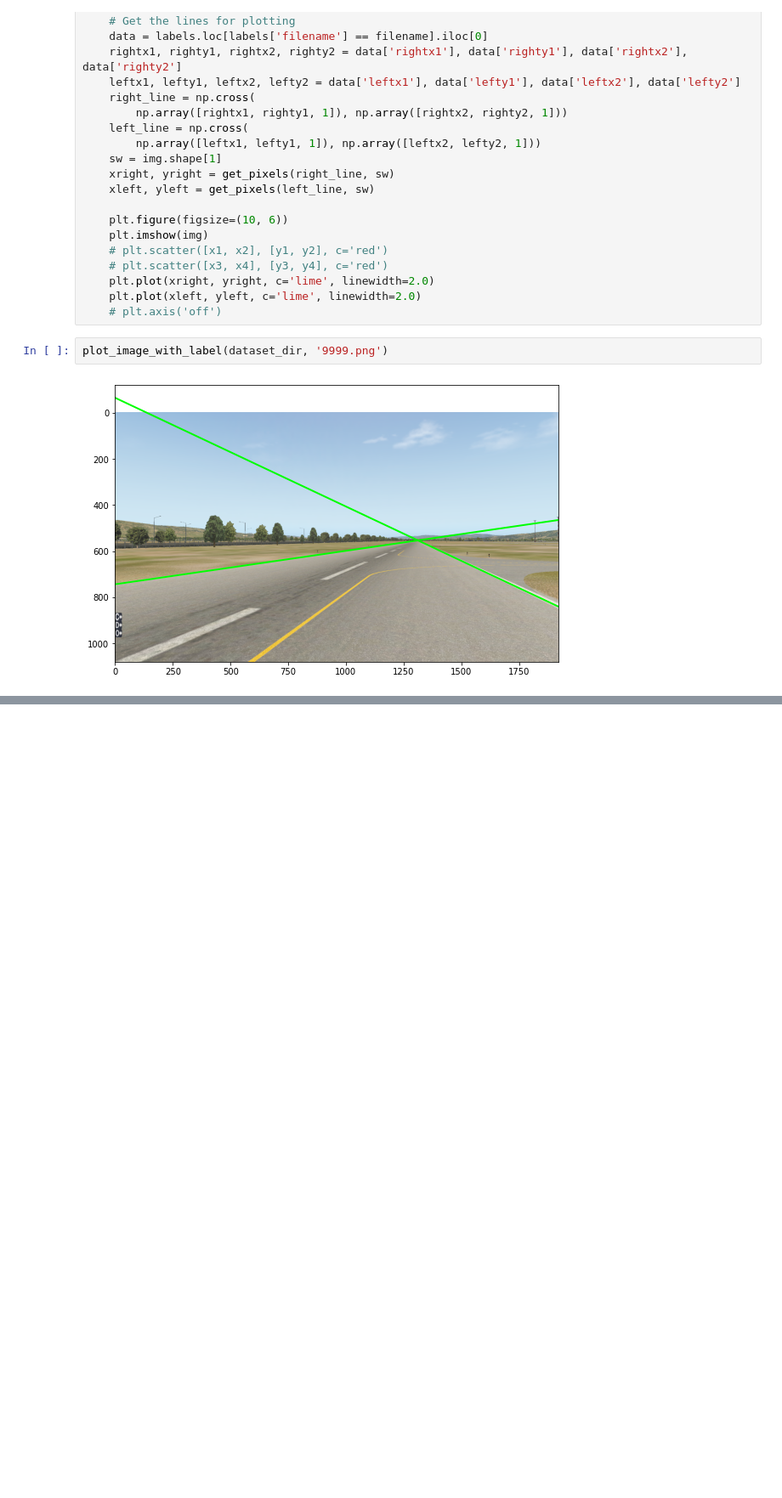
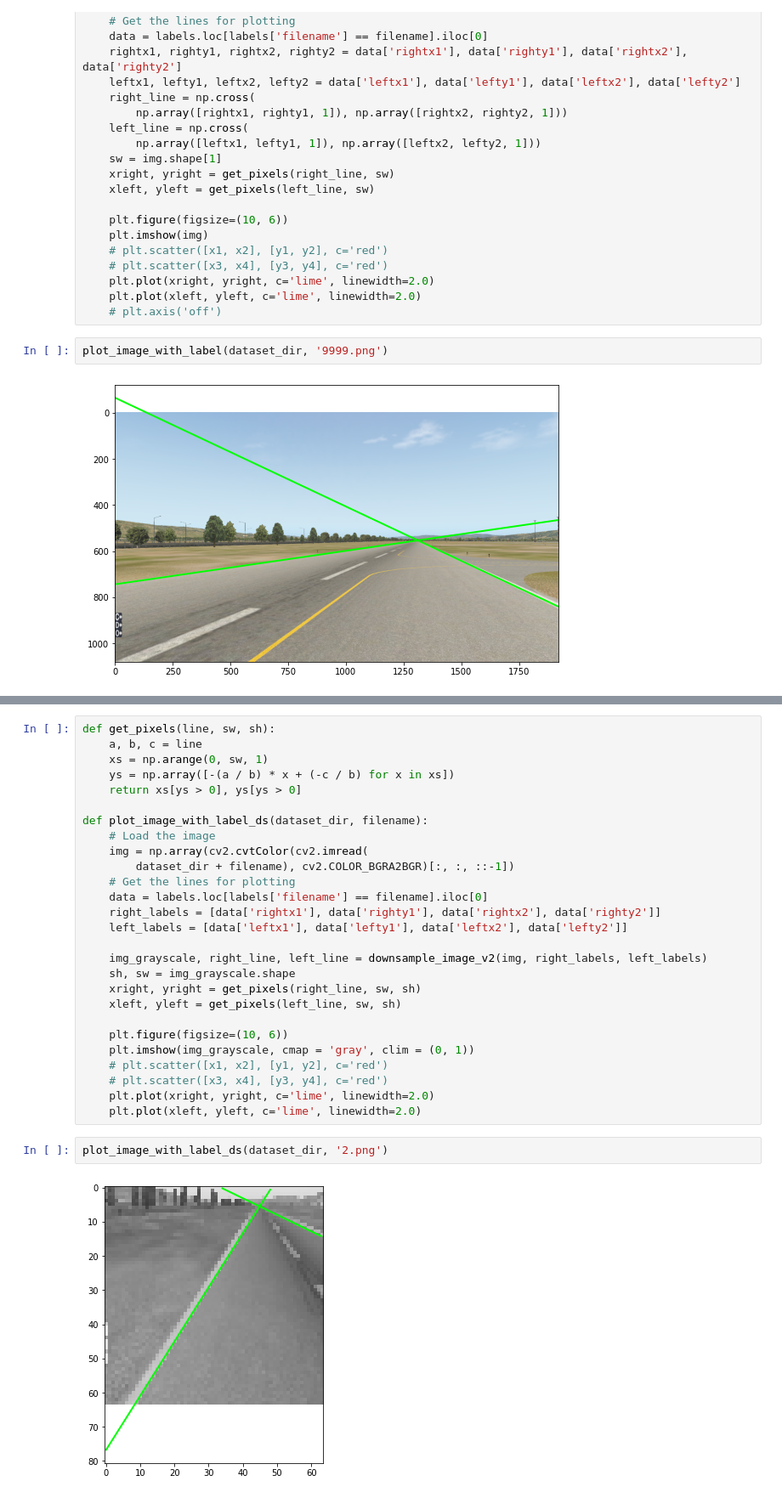
Before and after one commit to smkatz12/ModelBasedTaxiNav, a Jupyter notebook: src/data_collection/viz_data.ipynb, the cells around one changed output, grey strips where cells are left out. Shown: that part at 85% size. Saved outputs shown, nothing was run; the diff lists cells and outputs as text; blank space fills up the shorter version.

```diff
--- a/src/data_collection/viz_data.ipynb
+++ b/src/data_collection/viz_data.ipynb
@@ -65,0 +187,31 @@ plot_image_with_label(dataset_dir, '9999.png')
+# %%
+def get_pixels(line, sw, sh):
+    a, b, c = line
+    xs = np.arange(0, sw, 1)
+    ys = np.array([-(a / b) * x + (-c / b) for x in xs])
+    return xs[ys > 0], ys[ys > 0]
+
+def plot_image_with_label_ds(dataset_dir, filename):
+    # Load the image
+    img = np.array(cv2.cvtColor(cv2.imread(
+        dataset_dir + filename), cv2.COLOR_BGRA2BGR)[:, :, ::-1])
+    # Get the lines for plotting
+    data = labels.loc[labels['filename'] == filename].iloc[0]
+    right_labels = [data['rightx1'], data['righty1'], data['rightx2'], data['righty2']]
+    left_labels = [data['leftx1'], data['lefty1'], data['leftx2'], data['lefty2']]
+
+    img_grayscale, right_line, left_line = downsample_image_v2(img, right_labels, left_labels)
+    sh, sw = img_grayscale.shape
+    xright, yright = get_pixels(right_line, sw, sh)
+    xleft, yleft = get_pixels(left_line, sw, sh)
+
+    plt.figure(figsize=(10, 6))
+    plt.imshow(img_grayscale, cmap = 'gray', clim = (0, 1))
+    # plt.scatter([x1, x2], [y1, y2], c='red')
+    # plt.scatter([x3, x4], [y3, y4], c='red')
+    plt.plot(xright, yright, c='lime', linewidth=2.0)
+    plt.plot(xleft, yleft, c='lime', linewidth=2.0)
+# %%
+plot_image_with_label_ds(dataset_dir, '2.png')
+# %% [output]
+[figure, added]
```
Also changed, not shown: parts of 16 cells of this notebook, 33 other files.
